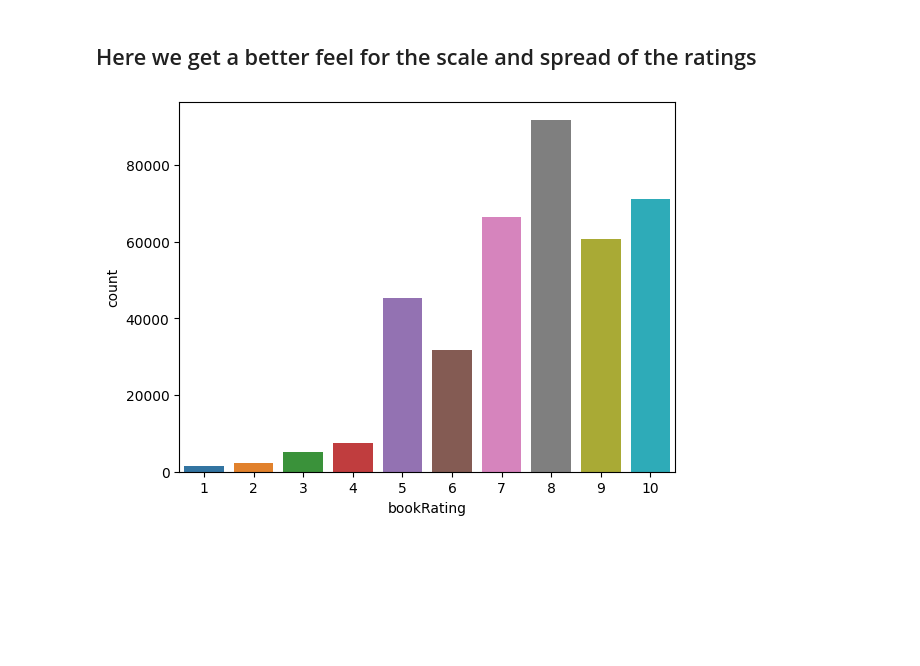
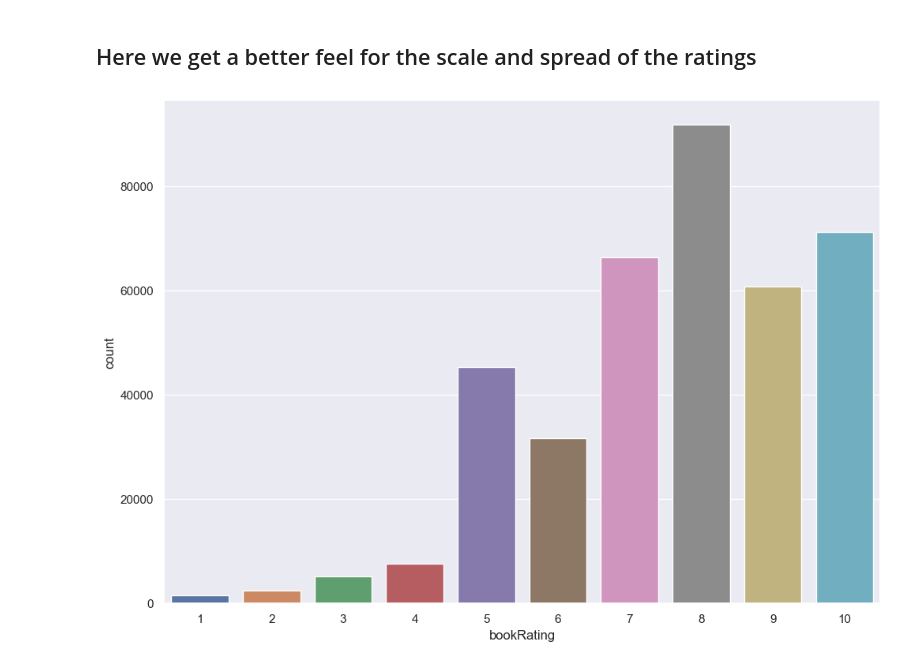
Before and after one commit to ablomstrom/final-project, a Jupyter notebook: main.ipynb, the cells around one changed output. Drawn from its saved outputs; the diff is of its cells as text; code cells hidden in the pictures; blank space fills up the shorter version.

Commit message:
Add more charts

```diff
--- a/main.ipynb
+++ b/main.ipynb
@@ -4,6 +4,7 @@
 import matplotlib.pyplot as plt
 import pandas as pd
 import seaborn as sns
+sns.set(rc={'figure.figsize':(11.7,8.27)})
 from sklearn.datasets import load_iris
 from sklearn.model_selection import train_test_split
 from sklearn.tree import DecisionTreeClassifier
@@ -98,6 +99,7 @@ all_ratings = pd.merge(book_rating, users_data_df, on='userId')
 # %% [markdown]
 ## Here we can see there is alot of books with 0 as rating, beacuse we merged the data they way we did all books have some rating as 0 since no user have read all books
 # %%
+sns.set(rc={'figure.figsize':(11.7,8.27)})
 sns.countplot(x=all_ratings['bookRating'])
 plt.show()
 # %% [output]
@@ -114,7 +111,8 @@ all_ratings = all_ratings[all_ratings.bookRating != 0]
 # %% [markdown]
 ## Here we get a better feel for the scale and spread of the ratings
 # %%
+sns.set(rc={'figure.figsize':(11.7,8.27)})
 sns.countplot(x=all_ratings['bookRating'])
 plt.show()
 # %% [output]
-[figure, old version]
+[figure, new version]
```
Also changed, not shown: parts of 9 cells of this notebook.
